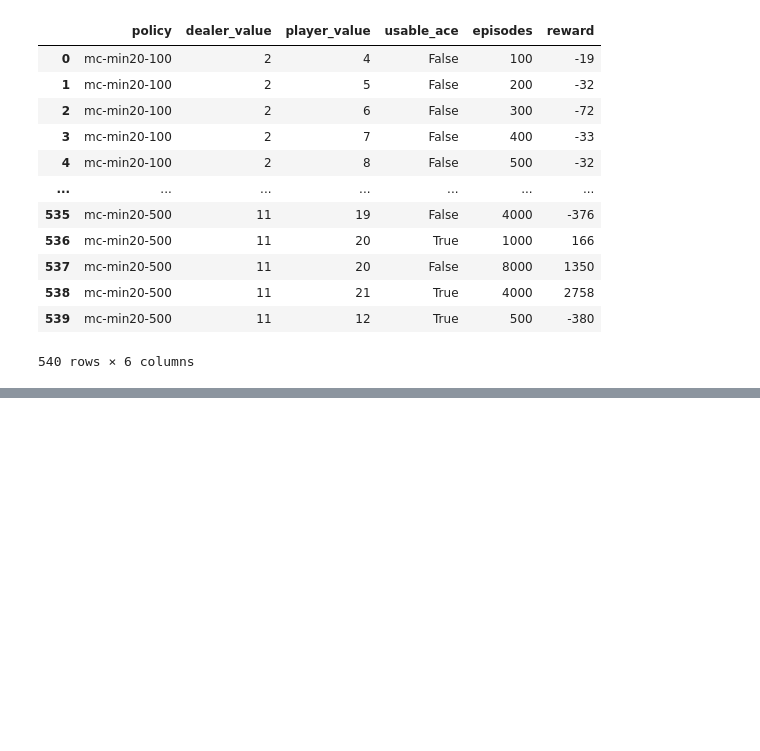
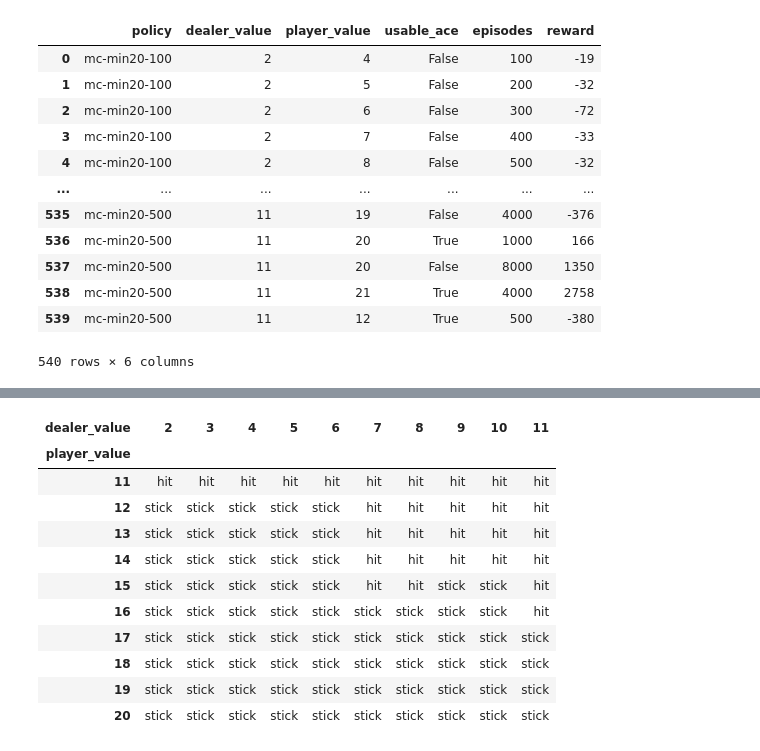
Before and after one commit to chaos-ad/rl-excercises, a Jupyter notebook: rl-book/chapter-05-mc.ipynb, the cells around one changed output, grey strips where cells are left out. Saved outputs shown, nothing was run; the diff lists cells and outputs as text; code cells hidden in the pictures; blank space fills up the shorter version.

Commit message:
esoft on-policy blackjack example for chapter 5

```diff
--- a/rl-book/chapter-05-mc.ipynb
+++ b/rl-book/chapter-05-mc.ipynb
@@ -522,0 +627,26 @@ results
+# %%
+def randomized_eval(policy_name, policy, iterations=10_000):
+    reward = 0
+    episodes = 0
+    pbar = tqdm.tqdm(total=iterations, desc=f"evaluating {policy_name}...")
+    for _ in range(iterations):
+        game = Game()
+        policy.play(game)
+        reward += game.get_reward()
+        episodes += 1
+        avg_reward = reward / episodes
+        pbar.set_postfix({'reward': avg_reward}, refresh=False)
+        pbar.update(1)
+    pbar.close()
+    return avg_reward
+# %%
+exp_name = "mc-esoft"
+policy = EpsilonGreedyPolicy()
+eps_schedule = [0.5, 0.25, 0.1, 0.05, 0.025, 0.01, 0]
+epochs = len(eps_schedule)
+iterations = 5_000_000
+for epoch in range(epochs):
+    eps = eps_schedule[min(len(eps_schedule)-1, epoch)]
+    policy.set_eps(eps)
+    score = randomized_eval(exp_name, policy, iterations=iterations)
+    print(f"[{epoch=}, eps={eps}]: win rate: {score:.2%}")
@@ -522,0 +661,4 @@ results
+# %%
+summary = policy.summarize()
+summary.to_csv("./chapter-05-blackjack-results-mc-strategy-esoft.tsv", sep="\t", index=False)
+summary
@@ -522,0 +679,15 @@ results
+# %%
+summary.loc[~summary.usable_ace].pivot(index='player_value', columns='dealer_value', values='optimal_action')
+# %% [output]
+| dealer_value | 2 | 3 | 4 | 5 | 6 | 7 | 8 | 9 | 10 | 11 |
+| player_value |  |  |  |  |  |  |  |  |  |  |
+| 11 | hit | hit | hit | hit | hit | hit | hit | hit | hit | hit |
+| 12 | stick | stick | stick | stick | stick | hit | hit | hit | hit | hit |
+| 13 | stick | stick | stick | stick | stick | hit | hit | hit | hit | hit |
+| 14 | stick | stick | stick | stick | stick | hit | hit | hit | hit | hit |
+| 15 | stick | stick | stick | stick | stick | hit | hit | stick | stick | hit |
+| 16 | stick | stick | stick | stick | stick | stick | stick | stick | stick | hit |
+| 17 | stick | stick | stick | stick | stick | stick | stick | stick | stick | stick |
+| 18 | stick | stick | stick | stick | stick | stick | stick | stick | stick | stick |
+| 19 | stick | stick | stick | stick | stick | stick | stick | stick | stick | stick |
+| 20 | stick | stick | stick | stick | stick | stick | stick | stick | stick | stick |
```
Also changed, not shown: parts of 8 cells of this notebook, 1 other file.
